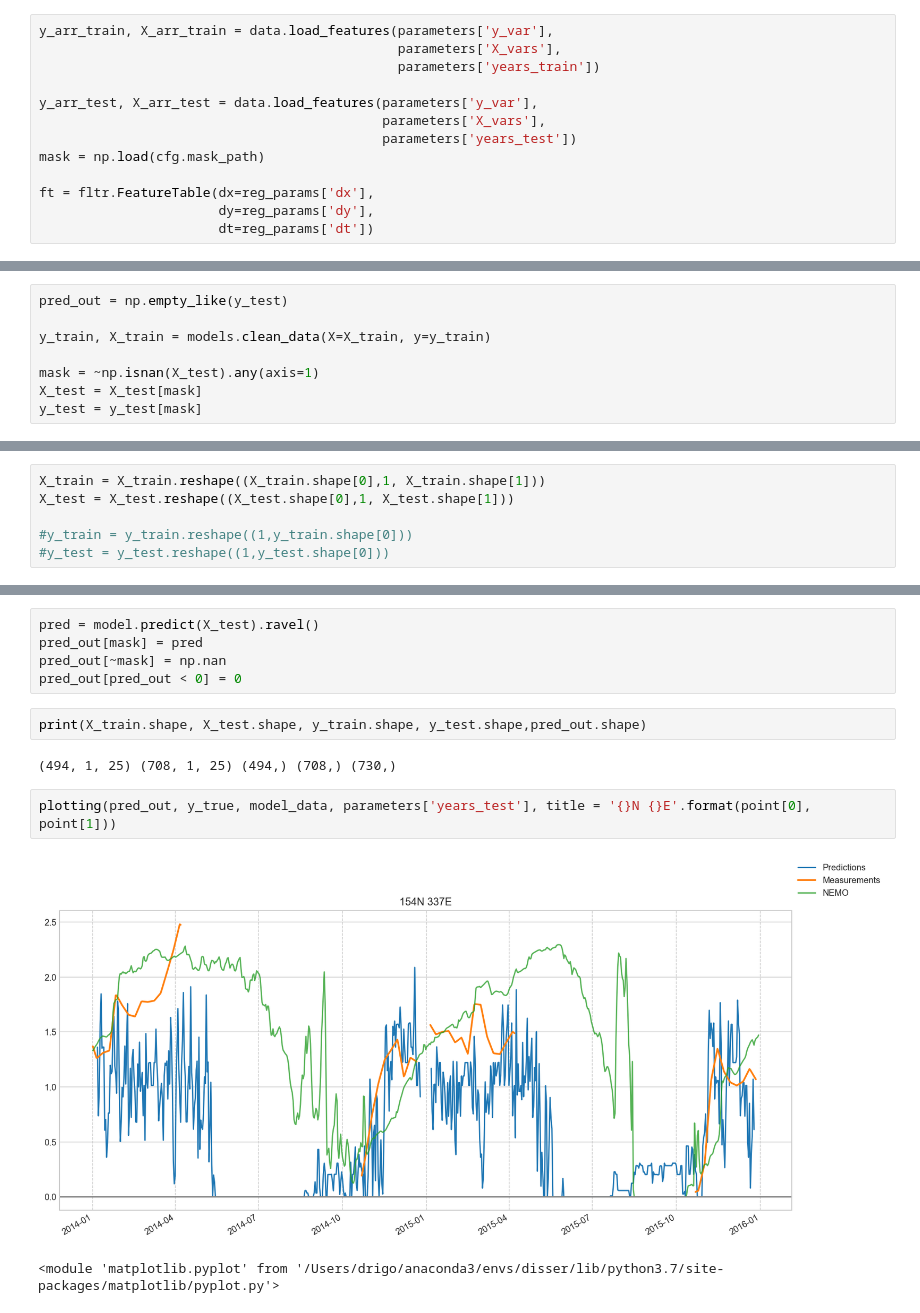
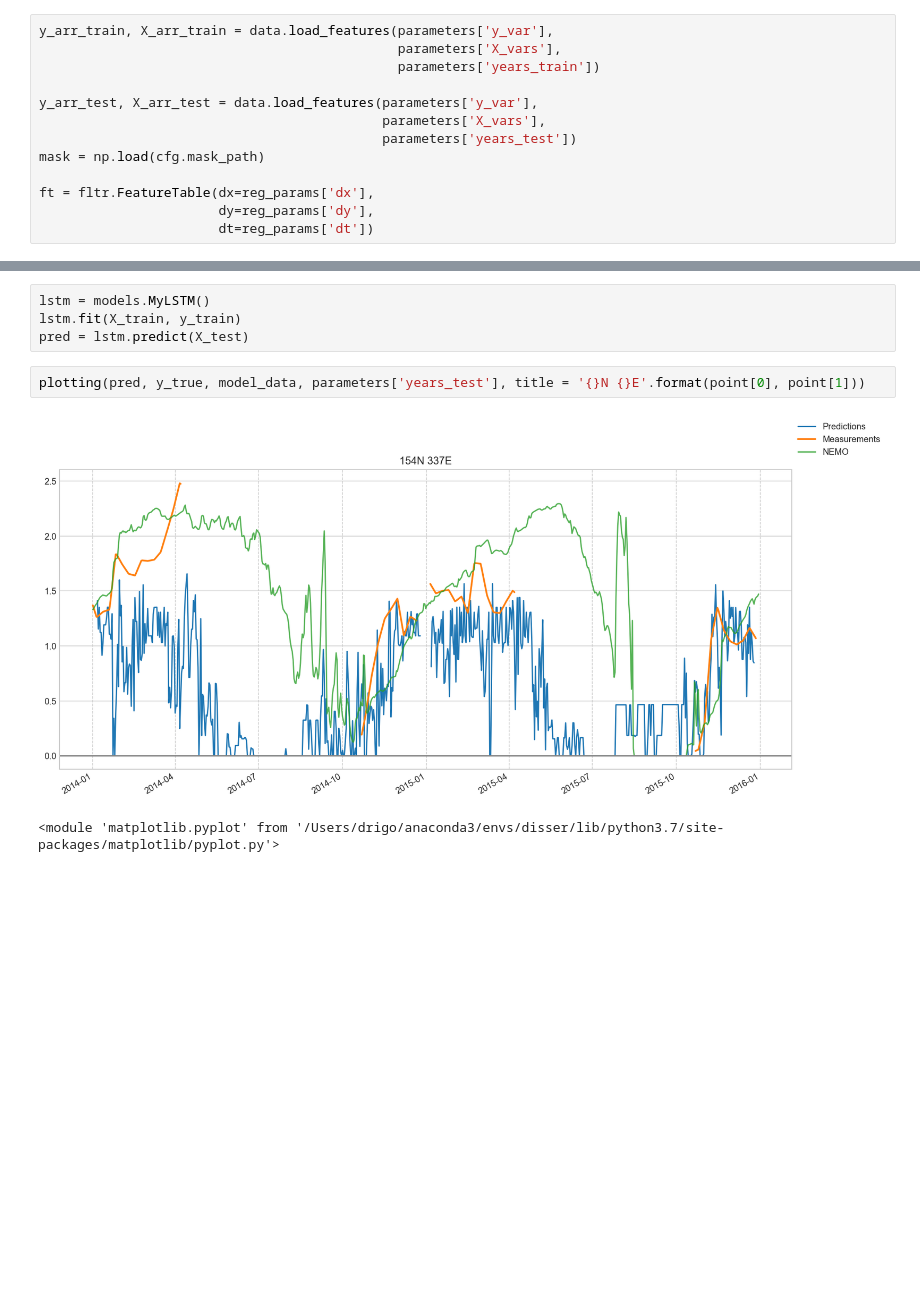
Before and after one commit to idrigo/arctic_ddmodeling, a Jupyter notebook: notebooks/LSTM.ipynb, the cells around one changed output, grey strips where cells are left out. Cells and saved outputs as stored; diff of their text form; blank space fills up the shorter version.

Commit message:
LSTM implemented

```diff
--- a/notebooks/LSTM.ipynb
+++ b/notebooks/LSTM.ipynb
@@ -99,8 +91,0 @@ print(X_train.shape, X_test.shape, y_train.shape, y_test.shape)
-# %%
-pred_out = np.empty_like(y_test)
-
-y_train, X_train = models.clean_data(X=X_train, y=y_train)
-
-mask = ~np.isnan(X_test).any(axis=1)
-X_test = X_test[mask]
-y_test = y_test[mask]
@@ -119,6 +91,0 @@ plt.legend()
-# %%
-X_train = X_train.reshape((X_train.shape[0],1, X_train.shape[1]))
-X_test = X_test.reshape((X_test.shape[0],1, X_test.shape[1]))
-
-#y_train = y_train.reshape((1,y_train.shape[0]))
-#y_test = y_test.reshape((1,y_test.shape[0]))
@@ -145,14 +92,9 @@ plt.show()
-# %%
-pred = model.predict(X_test).ravel()
-pred_out[mask] = pred
-pred_out[~mask] = np.nan
-pred_out[pred_out < 0] = 0
-# %%
-print(X_train.shape, X_test.shape, y_train.shape, y_test.shape,pred_out.shape)
-# %% [output]
-(494, 1, 25) (708, 1, 25) (494,) (708,) (730,)
+# %%
+lstm = models.MyLSTM()
+lstm.fit(X_train, y_train)
+pred = lstm.predict(X_test)
 # %%
-plotting(pred_out, y_true, model_data, parameters['years_test'], title = '{}N {}E'.format(point[0], point[1]))
+plotting(pred, y_true, model_data, parameters['years_test'], title = '{}N {}E'.format(point[0], point[1]))
 # %% [output]
-[figure, old version]
+[figure, new version]
 <module 'matplotlib.pyplot' from '/Users/drigo/anaconda3/envs/disser/lib/python3.7/site-packages/matplotlib/pyplot.py'>
```
Also changed, not shown: parts of 6 cells of this notebook, 2 other files.
